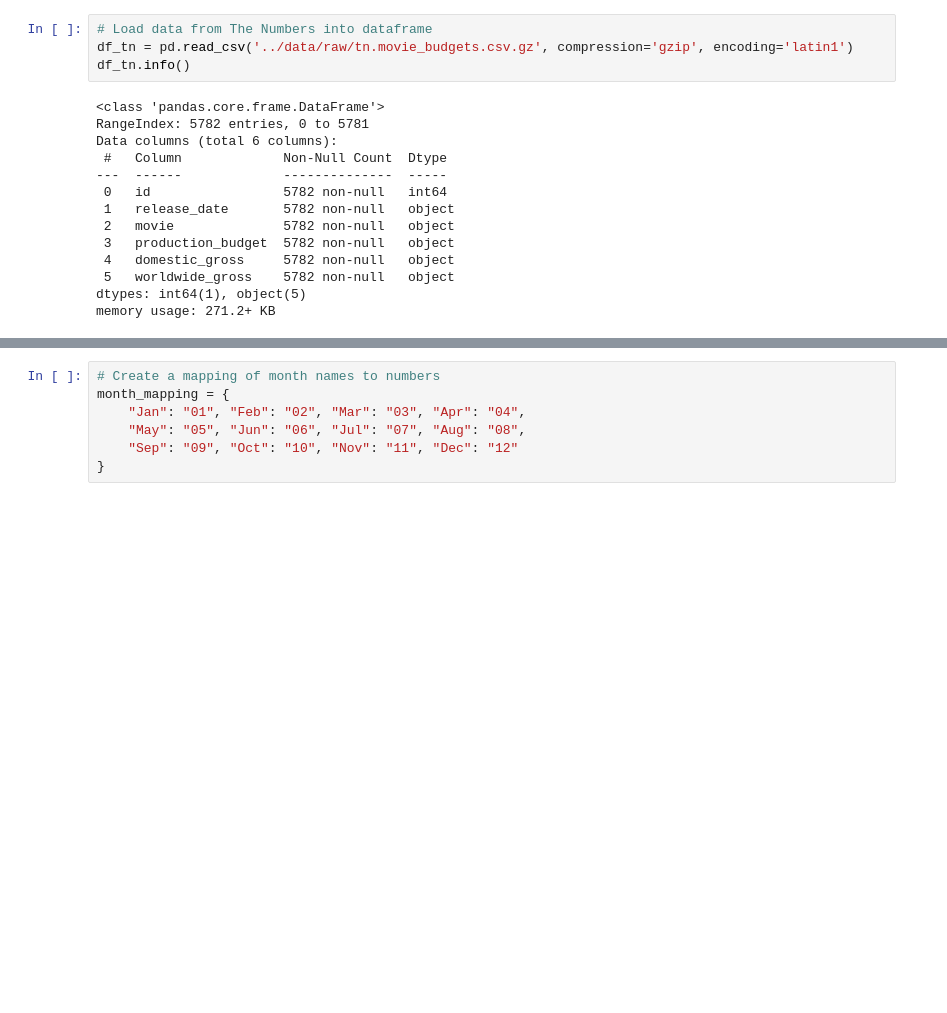
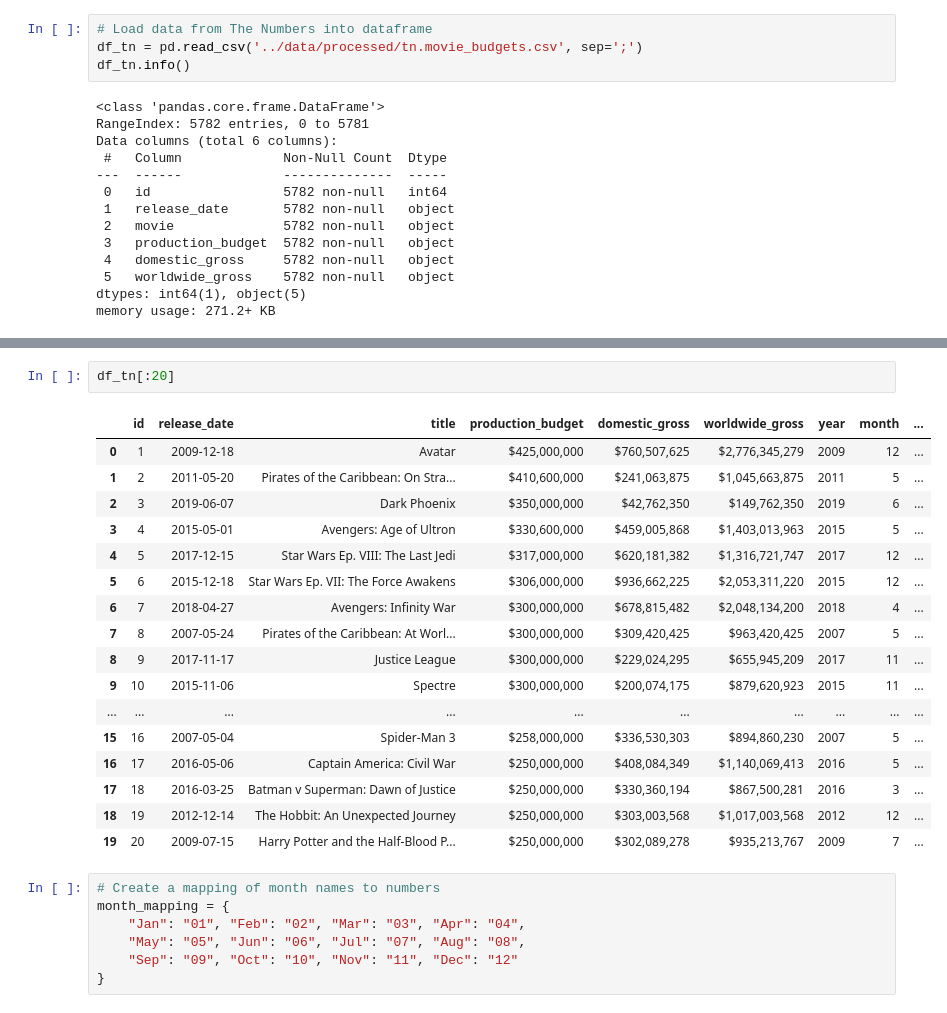
Before and after one commit to williambguo/ds-p2-project, a Jupyter notebook: code/data_cleaning.ipynb, the cells around one changed output, grey strips where cells are left out. Cells and saved outputs as stored; diff of their text form; blank space fills up the shorter version.

```diff
--- a/code/data_cleaning.ipynb
+++ b/code/data_cleaning.ipynb
@@ -16,6 +18,6 @@ from zipfile import ZipFile
 # %%
 # Load data from The Numbers into dataframe
-df_tn = pd.read_csv('../data/raw/tn.movie_budgets.csv.gz', compression='gzip', encoding='latin1')
+df_tn = pd.read_csv('../data/processed/tn.movie_budgets.csv', sep=';')
 df_tn.info()
 # %% [output]
 <class 'pandas.core.frame.DataFrame'>
@@ -48,3 +36,23 @@ df_tn.sample(10)
+# %%
+df_tn[:20]
+# %% [output]
+|  | id | release_date | title | production_budget | domestic_gross | worldwide_gross | year | month | ... |
+| 0 | 1 | 2009-12-18 | Avatar | $425,000,000 | $760,507,625 | $2,776,345,279 | 2009 | 12 | ... |
+| 1 | 2 | 2011-05-20 | Pirates of the Caribbean: On Stra... | $410,600,000 | $241,063,875 | $1,045,663,875 | 2011 | 5 | ... |
+| 2 | 3 | 2019-06-07 | Dark Phoenix | $350,000,000 | $42,762,350 | $149,762,350 | 2019 | 6 | ... |
+| 3 | 4 | 2015-05-01 | Avengers: Age of Ultron | $330,600,000 | $459,005,868 | $1,403,013,963 | 2015 | 5 | ... |
+| 4 | 5 | 2017-12-15 | Star Wars Ep. VIII: The Last Jedi | $317,000,000 | $620,181,382 | $1,316,721,747 | 2017 | 12 | ... |
+| 5 | 6 | 2015-12-18 | Star Wars Ep. VII: The Force Awakens | $306,000,000 | $936,662,225 | $2,053,311,220 | 2015 | 12 | ... |
+| 6 | 7 | 2018-04-27 | Avengers: Infinity War | $300,000,000 | $678,815,482 | $2,048,134,200 | 2018 | 4 | ... |
+| 7 | 8 | 2007-05-24 | Pirates of the Caribbean: At Worl... | $300,000,000 | $309,420,425 | $963,420,425 | 2007 | 5 | ... |
+| 8 | 9 | 2017-11-17 | Justice League | $300,000,000 | $229,024,295 | $655,945,209 | 2017 | 11 | ... |
+| 9 | 10 | 2015-11-06 | Spectre | $300,000,000 | $200,074,175 | $879,620,923 | 2015 | 11 | ... |
+| ... | ... | ... | ... | ... | ... | ... | ... | ... | ... |
+| 15 | 16 | 2007-05-04 | Spider-Man 3 | $258,000,000 | $336,530,303 | $894,860,230 | 2007 | 5 | ... |
+| 16 | 17 | 2016-05-06 | Captain America: Civil War | $250,000,000 | $408,084,349 | $1,140,069,413 | 2016 | 5 | ... |
+| 17 | 18 | 2016-03-25 | Batman v Superman: Dawn of Justice | $250,000,000 | $330,360,194 | $867,500,281 | 2016 | 3 | ... |
+| 18 | 19 | 2012-12-14 | The Hobbit: An Unexpected Journey | $250,000,000 | $303,003,568 | $1,017,003,568 | 2012 | 12 | ... |
+| 19 | 20 | 2009-07-15 | Harry Potter and the Half-Blood P... | $250,000,000 | $302,089,278 | $935,213,767 | 2009 | 7 | ... |
 # %%
 # Create a mapping of month names to numbers
 month_mapping = {
```
Also changed, not shown: parts of 41 cells of this notebook, 2 other files.
